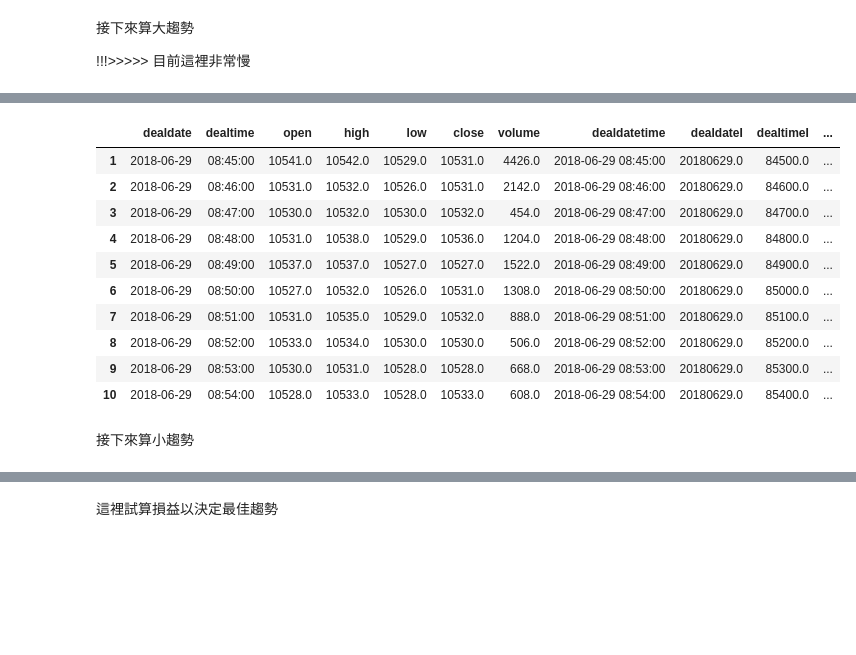
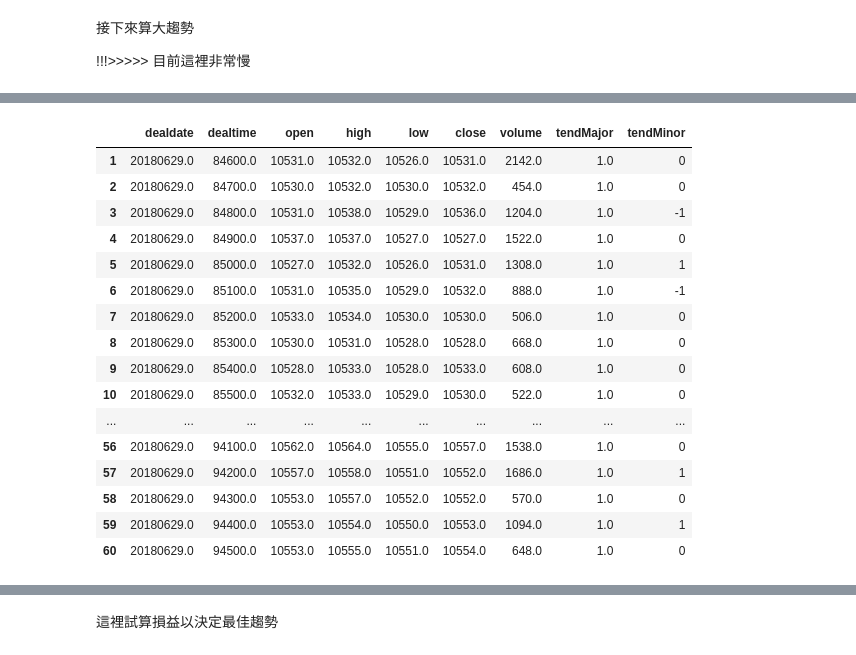
Before and after one commit to maochaokuo/pyKerasGA1, a Jupyter notebook: twfutures1.ipynb, the cells around one changed output, grey strips where cells are left out. Drawn from its saved outputs; the diff is of its cells as text; code cells hidden in the pictures; blank space fills up the shorter version.

```diff
--- a/twfutures1.ipynb
+++ b/twfutures1.ipynb
@@ -28,0 +73,4 @@ SEQ_LEN = 20  # how long of a preceeding sequence to collect for RNN
+# %%
+from numpy import genfromtxt
+npa = genfromtxt(url, dtype=float, delimiter=',', names=True)
+npa
@@ -80,18 +382,20 @@ df['volume'] = pd.to_numeric(df['volume'], downcast='float')
 # %%
 #dfNext['dealdate']=str(dfNext['dealdate'])
 dfNext=df
+'''
 for index, row in dfNext.iterrows():
     dealdate=row['dealdate']#[:4]+'-'+row['dealdate'][4:6]+'-'+row['dealdate'][6:]
-    dfNext.at[index,'dealdate']=datetime.datetime.strptime(dealdate, '%Y%m%d')
-    dfNext.at[index,'dealtime']=datetime.datetime.strptime(row['dealtime'], '%H%M%S')
+    #dfNext.at[index,'dealdate']=row['dealdate'] #datetime.datetime.strptime(dealdate, '%Y%m%d')
+    #dfNext.at[index,'dealtime']=row['dealtime'] #datetime.datetime.strptime(row['dealtime'], '%H%M%S')
     #dfNext.at[index,'dealtime']=datetime.datetime.strptime(dealdate[:4]+'-'+dealdate[4:6]+'-'+dealdate[6:8])
     #dfNext.at[index,'dealdate']=row['dealdate'][:4]+'-'+row['dealdate'][4:6]+'-'+row['dealdate'][6:]
     #dfNext.at[index,'dealtime']=row['dealtime'][:2]+':'+row['dealtime'][2:4]+':'+row['dealtime'][4:]
     dfNext.at[index,'dealdatetime']=row['dealdate'][:4]+'-'+row['dealdate'][4:6]+'-'+row['dealdate'][6:]+' '+row['dealtime'][:2]+':'+row['dealtime'][2:4]+':'+row['dealtime'][4:]
-
 dfNext['dealdatetime']= pd.to_datetime(dfNext['dealdatetime'])
 dfNext['dealtime']=dfNext['dealdatetime'].dt.time
 dfNext['dealdate']=dfNext['dealdatetime'].dt.date
+'''
+
 #dfNext['dealtime']= pd.to_datetime(dfNext['dealdatetime']).time()
 print(dfNext.head())
 print(dfNext.dtypes)
@@ -180,17 +491,25 @@ df2.head()
 ## df2 whole day summary (#2)
 # %%
 for index, row in df2.iterrows():
+    idx=date2indexDict[row['dealdate']]
+    tmpRec=dailyList[idx]
+    #print(tmpRec)
     df3=df[(df['dealdate']==row['dealdate']) & (df['high']==row['high'])] #first dealtime when high hit highest
     #row['hightime']=df3['dealtime'].iloc[0]
     df2.at[index,'hightime']=df3['dealtime'].iloc[0]
+    tmpRec.hightime=df3['dealtime'].iloc[0]
     df3=df[(df['dealdate']==row['dealdate']) & (df['low']==row['low'])] #first dealtime when low hit lowest
     df2.at[index,'lowtime']=df3['dealtime'].iloc[0]
+    tmpRec.lowtime=df3['dealtime'].iloc[0]
     #row['hightime']=
     #df3.iloc[0]['hightime']  #df[['dealtime']][ (df['dealdate']==row['dealdate']) & (df['high']==row['high'])]
-
+    #print(tmp)
+    #break
 #df3= df[(df['dealdate']=='20180629') & (df['high']=='10692.00')]
 #df3.iloc[0]
-print(datetime.datetime.now()) # about 5 seconds
+print(datetime.datetime.now(tz)) # about 5 seconds
 df2.head()
+for i in range(0,5):
+    print(dailyList[i])
 #df2.tail()
 # %% [output]
@@ -230,18 +541,25 @@ dtype: object
 # %%
 #df.head(10)
-#print(datetime.datetime.now())    # about 1:22 seconds, or 82 seconds
-print(datetime.datetime.now().strftime("%m/%d/%Y, %H:%M:%S"))
+#print(datetime.datetime.now(tz))    # about 1:22 seconds, or 82 seconds
+print(datetime.datetime.now(tz).strftime("%m/%d/%Y, %H:%M:%S"))
 daterow=None
-curdate=datetime.datetime(2000, 1, 1).date() #'20000101'
+curdate=20000101 #datetime.datetime(2000, 1, 1).date() #'20000101'
 l=0
 for index, row in df.iterrows():
     dealdate=row['dealdate']
     dealtime=row['dealtime']
     # daily summary
     if daterow is None or curdate<dealdate:
+        #就是這裡慢
+        idx=date2indexDict[dealdate]
+        dailyRec=dailyList[idx]
+        datehightime=dailyRec.hightime
+        datelowtime=dailyRec.lowtime
+        '''
         daterow=df2[ df2['dealdate']==dealdate ].iloc[0]
         datehightime=daterow['hightime']
         datelowtime=daterow['lowtime']
+        '''
     else:
         curdate=dealdate
     if datehightime < datelowtime: # high earlier than low
@@ -260,6 +578,6 @@ for index, row in df.iterrows():
             df.at[index,'tendMajor']=-1
     l=l+1
 print('l='+str(l))
-#print(datetime.datetime.now())    # about 1:22 seconds, or 82 seconds
-print(datetime.datetime.now().strftime("%m/%d/%Y, %H:%M:%S"))
-#df.head(300)
+#print(datetime.datetime.now(tz))    # about 1:22 seconds, or 82 seconds
+print(datetime.datetime.now(tz).strftime("%m/%d/%Y, %H:%M:%S"))
+#df.head(500)
@@ -270,16 +709,20 @@ l=6890
 # %%
-df.head(10)
+df.head(60)
 # %% [output]
-|  | dealdate | dealtime | open | high | low | close | volume | dealdatetime | dealdateI | dealtimeI | ... |
-| 1 | 2018-06-29 | 08:45:00 | 10541.0 | 10542.0 | 10529.0 | 10531.0 | 4426.0 | 2018-06-29 08:45:00 | 20180629.0 | 84500.0 | ... |
-| 2 | 2018-06-29 | 08:46:00 | 10531.0 | 10532.0 | 10526.0 | 10531.0 | 2142.0 | 2018-06-29 08:46:00 | 20180629.0 | 84600.0 | ... |
-| 3 | 2018-06-29 | 08:47:00 | 10530.0 | 10532.0 | 10530.0 | 10532.0 | 454.0 | 2018-06-29 08:47:00 | 20180629.0 | 84700.0 | ... |
-| 4 | 2018-06-29 | 08:48:00 | 10531.0 | 10538.0 | 10529.0 | 10536.0 | 1204.0 | 2018-06-29 08:48:00 | 20180629.0 | 84800.0 | ... |
-| 5 | 2018-06-29 | 08:49:00 | 10537.0 | 10537.0 | 10527.0 | 10527.0 | 1522.0 | 2018-06-29 08:49:00 | 20180629.0 | 84900.0 | ... |
-| 6 | 2018-06-29 | 08:50:00 | 10527.0 | 10532.0 | 10526.0 | 10531.0 | 1308.0 | 2018-06-29 08:50:00 | 20180629.0 | 85000.0 | ... |
-| 7 | 2018-06-29 | 08:51:00 | 10531.0 | 10535.0 | 10529.0 | 10532.0 | 888.0 | 2018-06-29 08:51:00 | 20180629.0 | 85100.0 | ... |
-| 8 | 2018-06-29 | 08:52:00 | 10533.0 | 10534.0 | 10530.0 | 10530.0 | 506.0 | 2018-06-29 08:52:00 | 20180629.0 | 85200.0 | ... |
-| 9 | 2018-06-29 | 08:53:00 | 10530.0 | 10531.0 | 10528.0 | 10528.0 | 668.0 | 2018-06-29 08:53:00 | 20180629.0 | 85300.0 | ... |
-| 10 | 2018-06-29 | 08:54:00 | 10528.0 | 10533.0 | 10528.0 | 10533.0 | 608.0 | 2018-06-29 08:54:00 | 20180629.0 | 85400.0 | ... |
+|  | dealdate | dealtime | open | high | low | close | volume | tendMajor | tendMinor |
+| 1 | 20180629.0 | 84600.0 | 10531.0 | 10532.0 | 10526.0 | 10531.0 | 2142.0 | 1.0 | 0 |
+| 2 | 20180629.0 | 84700.0 | 10530.0 | 10532.0 | 10530.0 | 10532.0 | 454.0 | 1.0 | 0 |
+| 3 | 20180629.0 | 84800.0 | 10531.0 | 10538.0 | 10529.0 | 10536.0 | 1204.0 | 1.0 | -1 |
+| 4 | 20180629.0 | 84900.0 | 10537.0 | 10537.0 | 10527.0 | 10527.0 | 1522.0 | 1.0 | 0 |
+| 5 | 20180629.0 | 85000.0 | 10527.0 | 10532.0 | 10526.0 | 10531.0 | 1308.0 | 1.0 | 1 |
+| 6 | 20180629.0 | 85100.0 | 10531.0 | 10535.0 | 10529.0 | 10532.0 | 888.0 | 1.0 | -1 |
+| 7 | 20180629.0 | 85200.0 | 10533.0 | 10534.0 | 10530.0 | 10530.0 | 506.0 | 1.0 | 0 |
+| 8 | 20180629.0 | 85300.0 | 10530.0 | 10531.0 | 10528.0 | 10528.0 | 668.0 | 1.0 | 0 |
+| 9 | 20180629.0 | 85400.0 | 10528.0 | 10533.0 | 10528.0 | 10533.0 | 608.0 | 1.0 | 0 |
+| 10 | 20180629.0 | 85500.0 | 10532.0 | 10533.0 | 10529.0 | 10530.0 | 522.0 | 1.0 | 0 |
+| ... | ... | ... | ... | ... | ... | ... | ... | ... | ... |
+| 56 | 20180629.0 | 94100.0 | 10562.0 | 10564.0 | 10555.0 | 10557.0 | 1538.0 | 1.0 | 0 |
+| 57 | 20180629.0 | 94200.0 | 10557.0 | 10558.0 | 10551.0 | 10552.0 | 1686.0 | 1.0 | 1 |
+| 58 | 20180629.0 | 94300.0 | 10553.0 | 10557.0 | 10552.0 | 10552.0 | 570.0 | 1.0 | 0 |
+| 59 | 20180629.0 | 94400.0 | 10553.0 | 10554.0 | 10550.0 | 10553.0 | 1094.0 | 1.0 | 1 |
+| 60 | 20180629.0 | 94500.0 | 10553.0 | 10555.0 | 10551.0 | 10554.0 | 648.0 | 1.0 | 0 |
-# %% [markdown]
-接下來算小趨勢
```
Also changed, not shown: parts of 54 cells of this notebook.
